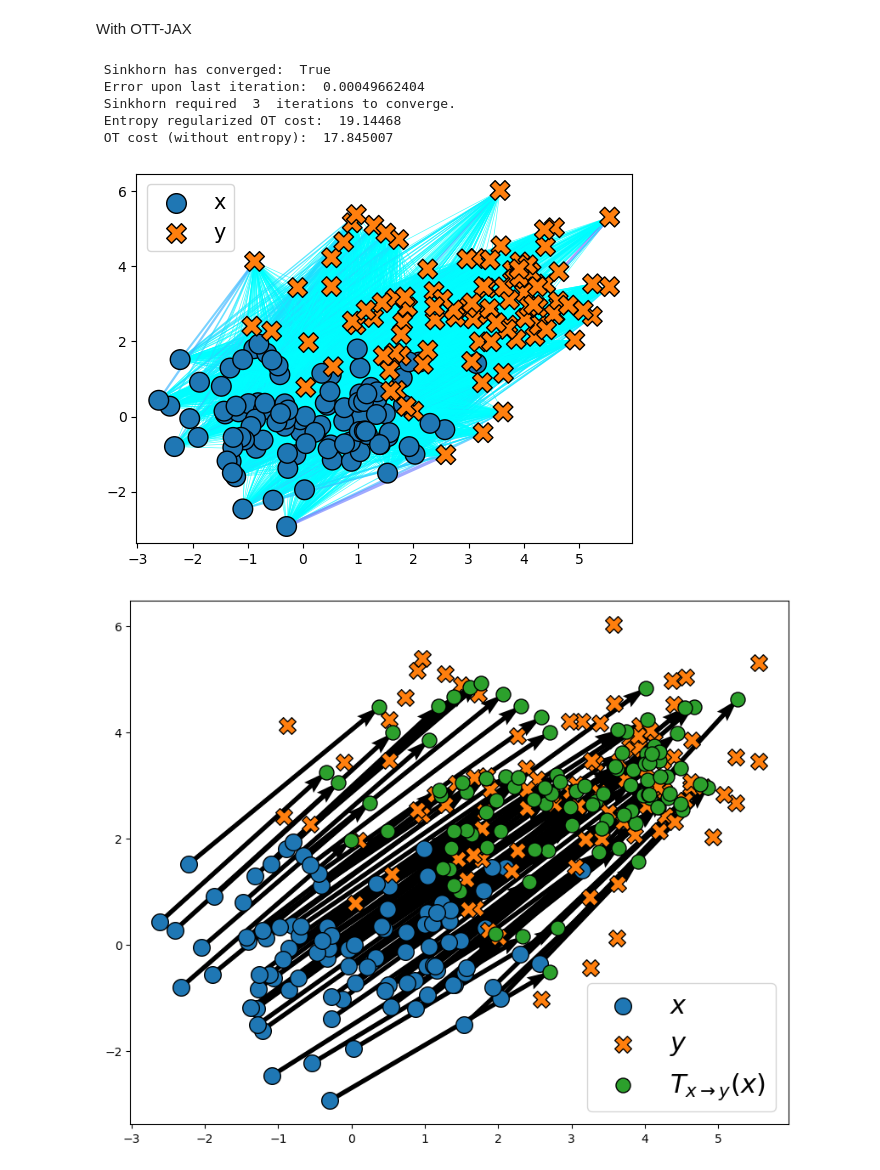
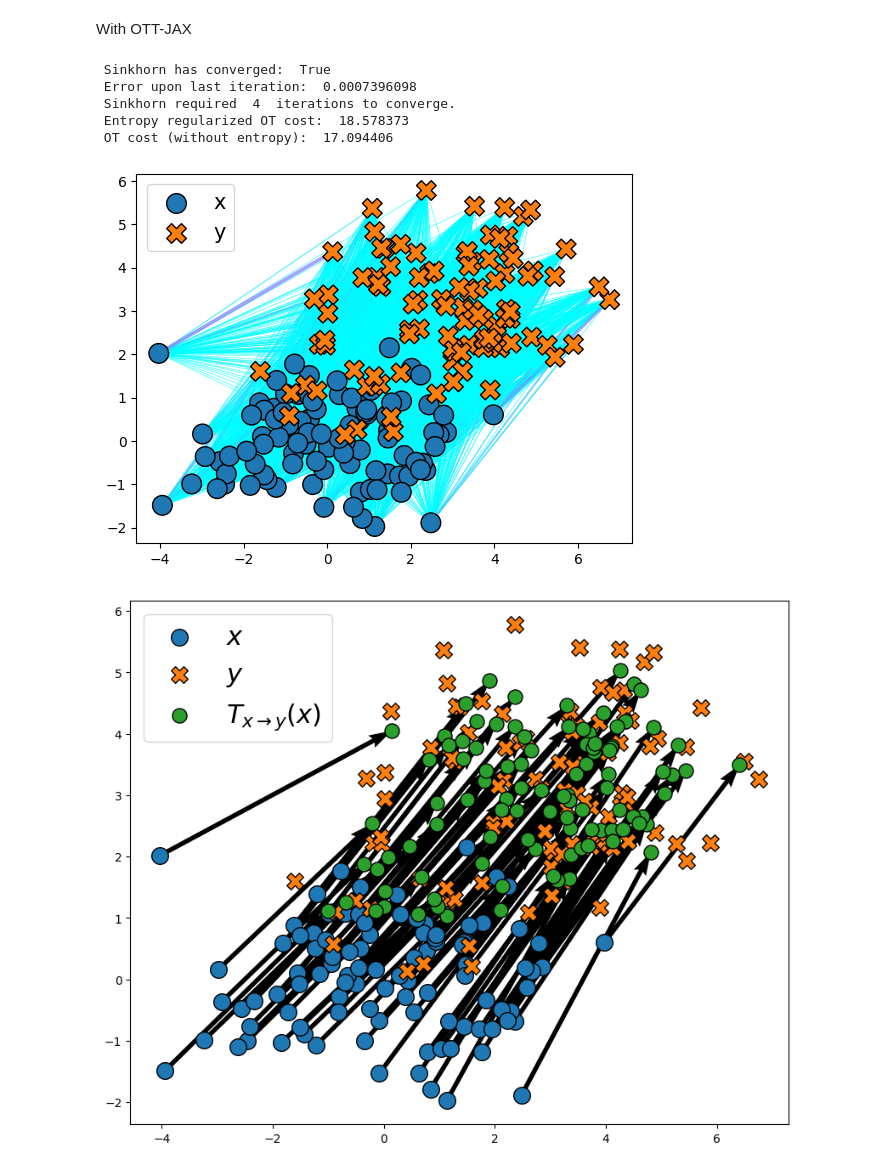
Before and after one commit to TheoAlegretti/OT-Domain-Adaptation, a Jupyter notebook: Report_OTDA_JIN_LORTHIOS.ipynb, the cells around one changed output. Cells and saved outputs as stored; diff of their text form; code cells hidden in the pictures.

```diff
--- a/Report_OTDA_JIN_LORTHIOS.ipynb
+++ b/Report_OTDA_JIN_LORTHIOS.ipynb
@@ -56,11 +91,8 @@ import ot.plot
 
 This function could be improved but it's a equivalent of ot.datasets.make_data_classif() from POT with the domain drit implication.
 # %%
-import jax
-import jax.numpy as jnp
-import numpy as np
-
-def make_classification_domain_drift(n,noise_level,drift_intensity_mean,drift_intensity_var,numpy_output):
+def make_classification_domain_drift(n,noise_level,drift_intensity_mean,drift_intensity_var,numpy_output, rng = jax.random.PRNGKey(42)):
+    @partial(jit, static_argnums=(1,2,3,4,5))
     def create_points(rng: jax.random.PRNGKeyArray, n: int, d: int, theta: float, noise_level: float, scale: float):
         rngs = jax.random.split(rng, 3)
         x1 = jax.random.normal(rngs[0], (n // 2, d)) + jnp.array([1.0, 0.0])
@@ -70,17 +102,20 @@ def make_classification_domain_drift(n,noise_level,drift_intensity_mean,drift_in
         x = rotate(x, theta) * scale
         return x, y
 
+    @jit
     def rotate(x, theta):
         rotation_matrix = jnp.array([[jnp.cos(theta), -jnp.sin(theta)],
                                     [jnp.sin(theta), jnp.cos(theta)]])
         return jnp.dot(x, rotation_matrix.T)
 
-    rng = jax.random.PRNGKey(42)
     d=2
     theta = 2 * np.pi / 20
 
-    x_s, y_s = create_points(rng, n=n, d=d, theta=0, noise_level=noise_level, scale=1.0)
-    x_t, y_t = create_points(rng, n=n, d=d, theta=theta, noise_level=noise_level, scale=1.0)
+    rngs = jax.random.split(rng, 3)
+    rng = rngs[0]
+
+    x_s, y_s = create_points(rngs[1], n=n, d=d, theta=0, noise_level=noise_level, scale=1.0)
+    x_t, y_t = create_points(rngs[2], n=n, d=d, theta=theta, noise_level=noise_level, scale=1.0)
 
     x_t = x_t.at[y_t == 1].mul(drift_intensity_var)
     x_t = x_t + drift_intensity_mean
@@ -213,7 +269,13 @@ geom = pointcloud.PointCloud(x_s, x_t)
 # %%
+# We define our geometry and our problem, which we then solve
+geom = pointcloud.PointCloud(x_s, x_t)
 ot_prob = linear_problem.LinearProblem(geom)
+
+
 solver = sinkhorn.Sinkhorn()
 ot = solver(ot_prob)
+dual_potentials = ot.to_dual_potentials()
+transp_x_s = dual_potentials.transport(x_s)
 
 # The out object contains many things, among which the regularized OT cost
 print(
@@ -234,45 +296,41 @@ print(
 )
 # %% [output]
  Sinkhorn has converged:  True
- Error upon last iteration:  0.00049662404
- Sinkhorn required  3  iterations to converge.
- Entropy regularized OT cost:  19.14468
- OT cost (without entropy):  17.845007
+ Error upon last iteration:  0.0007396098
+ Sinkhorn required  4  iterations to converge.
+ Entropy regularized OT cost:  18.578373
+ OT cost (without entropy):  17.094406
 # %%
 plott = ott.tools.plot.Plot()
-_ = plott(ot)
+_ = plott(ot) # takes quite some time ! ~3mins in colab
 # %% [output]
-[figure, old version]
+[figure, new version]
 # %%
 # Plotting utility
 def plot_map(x, y, z, forward: bool = True):
     plt.figure(figsize=(10, 8))
     marker_t = "o" if forward else "X"
     label = (
         r"$T_{x\rightarrow y}(x)$" if forward else r"$T_{y\rightarrow x}(y)$"
     )
     w = x if forward else y
     plt.quiver(
         *w.T,
         *(z - w).T,
         color="k",
         angles="xy",
         scale_units="xy",
         scale=1,
         width=0.007,
     )
     plt.scatter(*x.T, s=200, edgecolors="k", marker="o", label=r"$x$")
     plt.scatter(*y.T, s=200, edgecolors="k", marker="X", label=r"$y$")
     plt.scatter(*z.T, s=150, edgecolors="k", marker=marker_t, label=label)
     plt.legend(fontsize=22)
 
-geom = pointcloud.PointCloud(x_s, x_t)
-out = sinkhorn.Sinkhorn()(linear_problem.LinearProblem(geom))
-dual_potentials = out.to_dual_potentials()
-
-plot_map(x_s, x_t, dual_potentials.transport(x_s))
+plot_map(x_s, x_t, transp_x_s)
 # %% [output]
-[figure, old version]
+[figure, new version]
 # %%
 plot_map(x_s, x_t, dual_potentials.transport(x_t, forward=False), forward=False)
 # %% [output]
```
Also changed, not shown: parts of 39 cells of this notebook.
